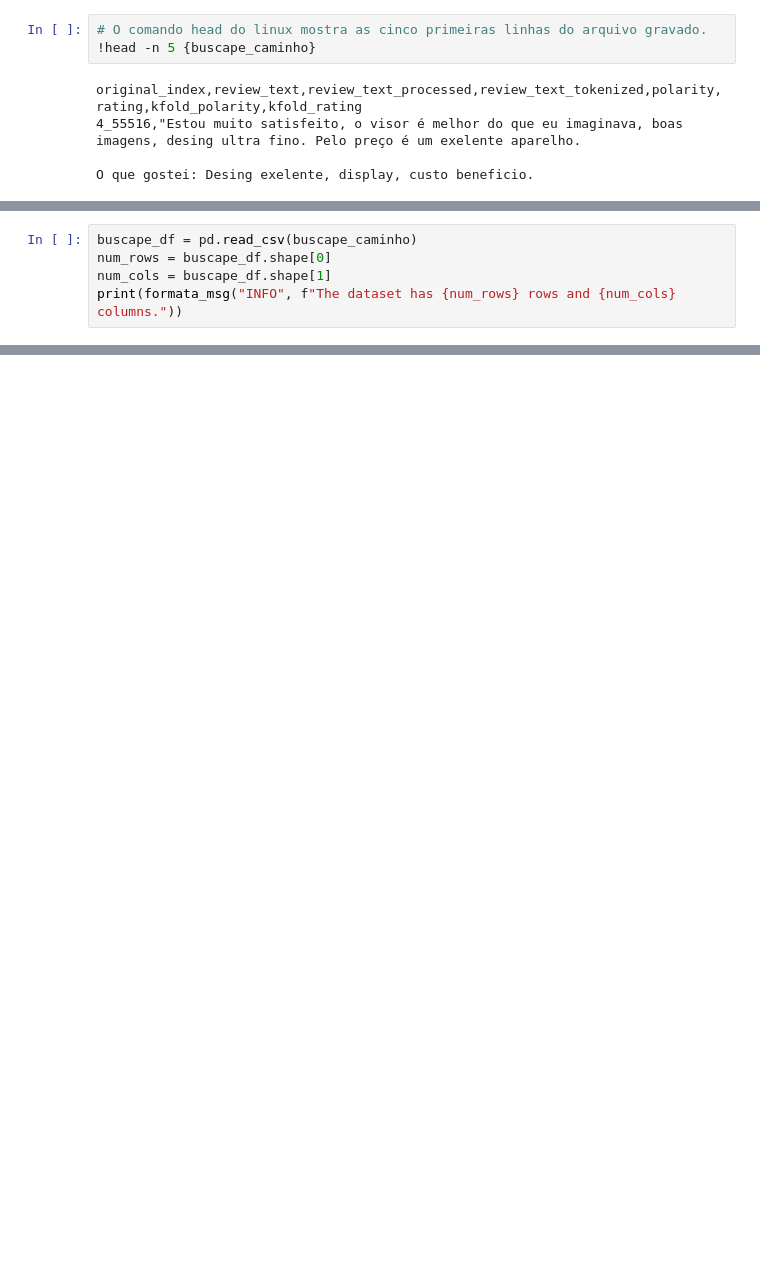
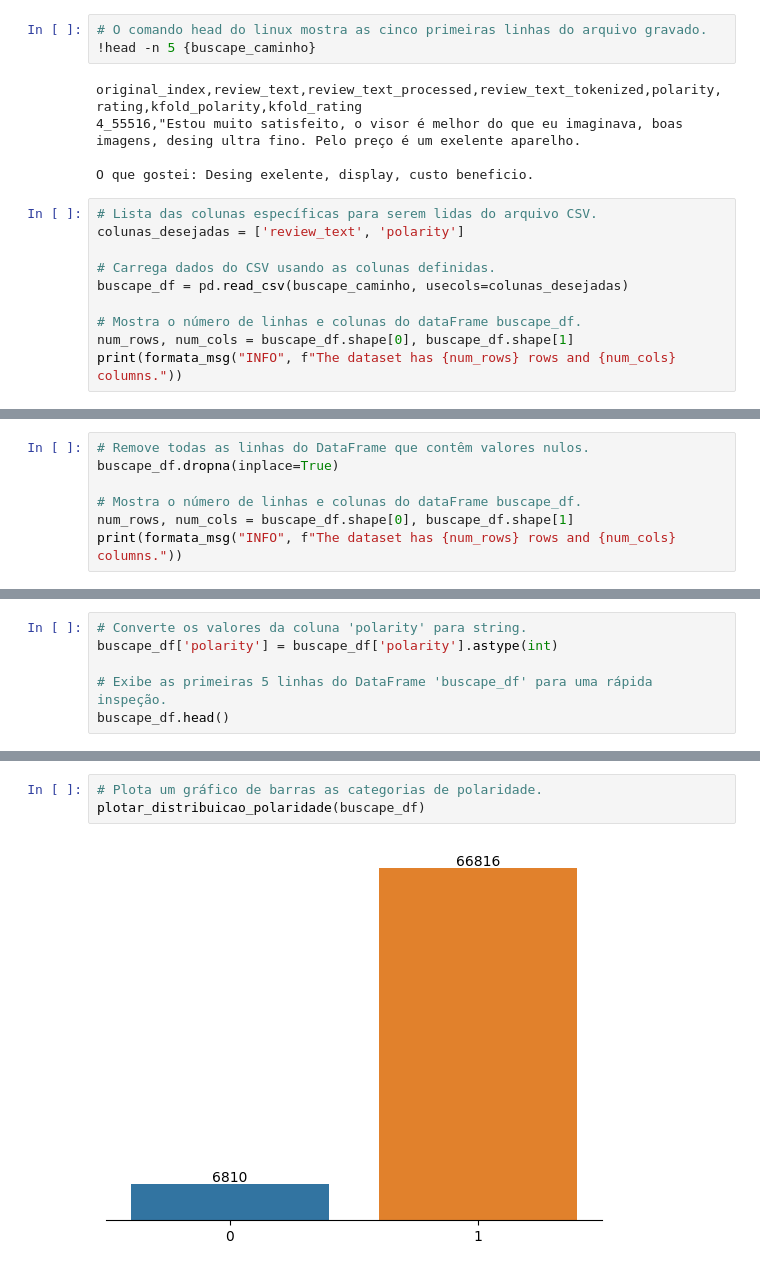
Before and after one commit to gomesluiz/nlp-for-fun, a Jupyter notebook: 01-aquisicao-dados-enriquecimento-de-dados.ipynb, the cells around one changed output, grey strips where cells are left out. Cells and saved outputs as stored; diff of their text form; blank space fills up the shorter version.

Commit message:
Aplica o enriquecimento na base de dados buscapé.

```diff
--- a/01-aquisicao-dados-enriquecimento-de-dados.ipynb
+++ b/01-aquisicao-dados-enriquecimento-de-dados.ipynb
@@ -115,3 +151,13 @@ original_index,review_text,review_text_processed,review_text_tokenized,polarity,
 4_55516,"Estou muito satisfeito, o visor é melhor do que eu imaginava, boas imagens, desing ultra fino. Pelo preço é um exelente aparelho.
 
 O que gostei: Desing exelente, display, custo beneficio.
+# %%
+# Lista das colunas específicas para serem lidas do arquivo CSV.
+colunas_desejadas = ['review_text', 'polarity']
+
+# Carrega dados do CSV usando as colunas definidas.
+buscape_df = pd.read_csv(buscape_caminho, usecols=colunas_desejadas)
+
+# Mostra o número de linhas e colunas do dataFrame buscape_df.
+num_rows, num_cols = buscape_df.shape[0], buscape_df.shape[1]
+print(formata_msg("INFO", f"The dataset has {num_rows} rows and {num_cols} columns."))
@@ -118,6 +166,8 @@ O que gostei: Desing exelente, display, custo beneficio.
 # %%
-buscape_df = pd.read_csv(buscape_caminho)
-num_rows = buscape_df.shape[0]
-num_cols = buscape_df.shape[1]
+# Remove todas as linhas do DataFrame que contêm valores nulos.
+buscape_df.dropna(inplace=True)
+
+# Mostra o número de linhas e colunas do dataFrame buscape_df.
+num_rows, num_cols = buscape_df.shape[0], buscape_df.shape[1]
 print(formata_msg("INFO", f"The dataset has {num_rows} rows and {num_cols} columns."))
 # %% [output]
@@ -149,0 +185,6 @@ polarity_counts.plot(kind="bar")
+# %%
+# Converte os valores da coluna 'polarity' para string.
+buscape_df['polarity'] = buscape_df['polarity'].astype(int)
+
+# Exibe as primeiras 5 linhas do DataFrame 'buscape_df' para uma rápida inspeção.
+buscape_df.head()
@@ -149,0 +198,5 @@ polarity_counts.plot(kind="bar")
+# %%
+# Plota um gráfico de barras as categorias de polaridade.
+plotar_distribuicao_polaridade(buscape_df)
+# %% [output]
+[figure, added]
```
Also changed, not shown: parts of 18 cells of this notebook.
